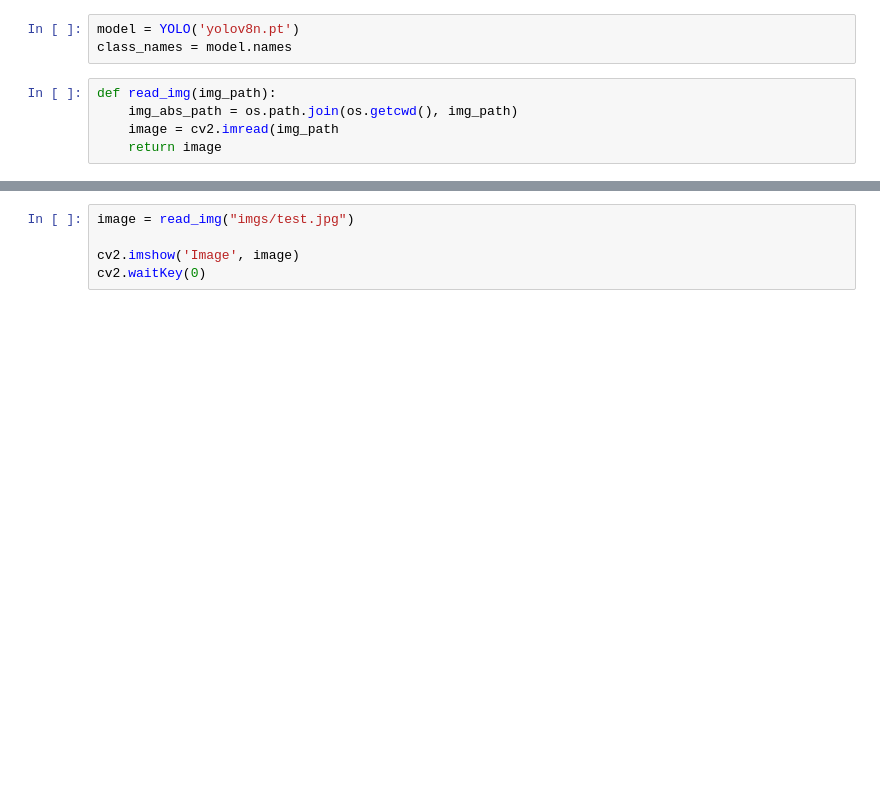
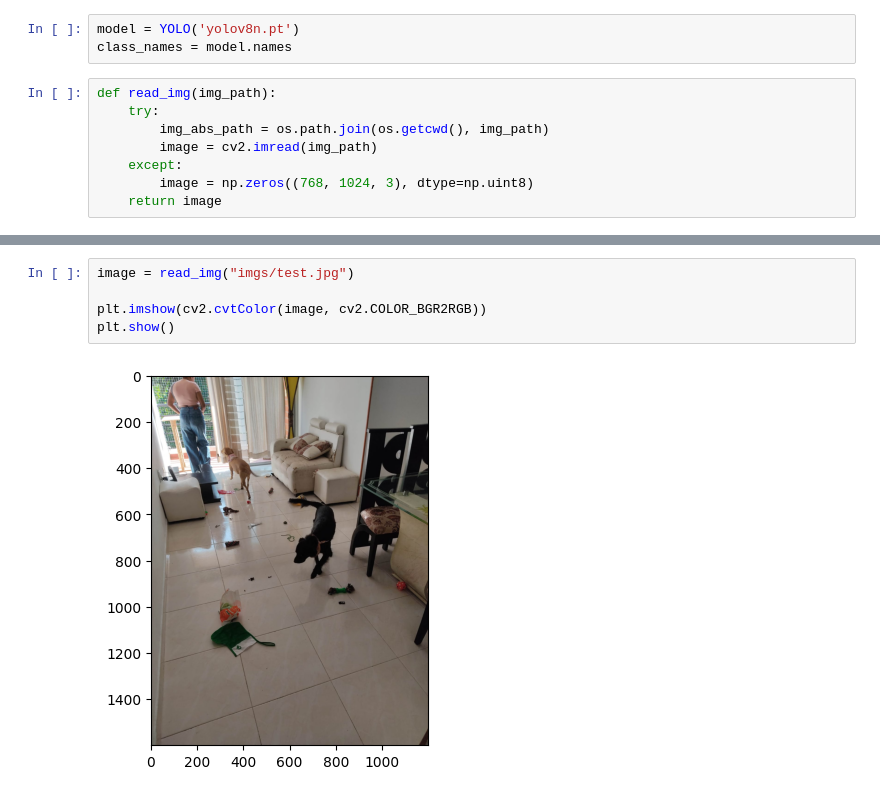
Before and after one commit to LinkedInLearning/depura-codigo-python-opencv-3392008, a Jupyter notebook: contador_objetos.ipynb, the cells around one changed output, grey strips where cells are left out. Drawn from its saved outputs; the diff is of its cells as text; blank space fills up the shorter version.

```diff
--- a/contador_objetos.ipynb
+++ b/contador_objetos.ipynb
@@ -10,8 +10,11 @@ model = YOLO('yolov8n.pt')
 class_names = model.names
 # %%
 def read_img(img_path):
-    img_abs_path = os.path.join(os.getcwd(), img_path)
-    image = cv2.imread(img_path
+    try:
+        img_abs_path = os.path.join(os.getcwd(), img_path)
+        image = cv2.imread(img_path)
+    except:
+        image = np.zeros((768, 1024, 3), dtype=np.uint8)
     return image
 # %%
 def count_objects(image, object_name):
@@ -42,8 +46,10 @@ def count_objects(image, object_name):
 # %%
 image = read_img("imgs/test.jpg")
 
-cv2.imshow('Image', image)
-cv2.waitKey(0)
+plt.imshow(cv2.cvtColor(image, cv2.COLOR_BGR2RGB))
+plt.show()
+# %% [output]
+[figure, added]
 # %%
 result_image = count_objects(image, "dog")
 
```
Also changed, not shown: parts of 4 cells of this notebook.
